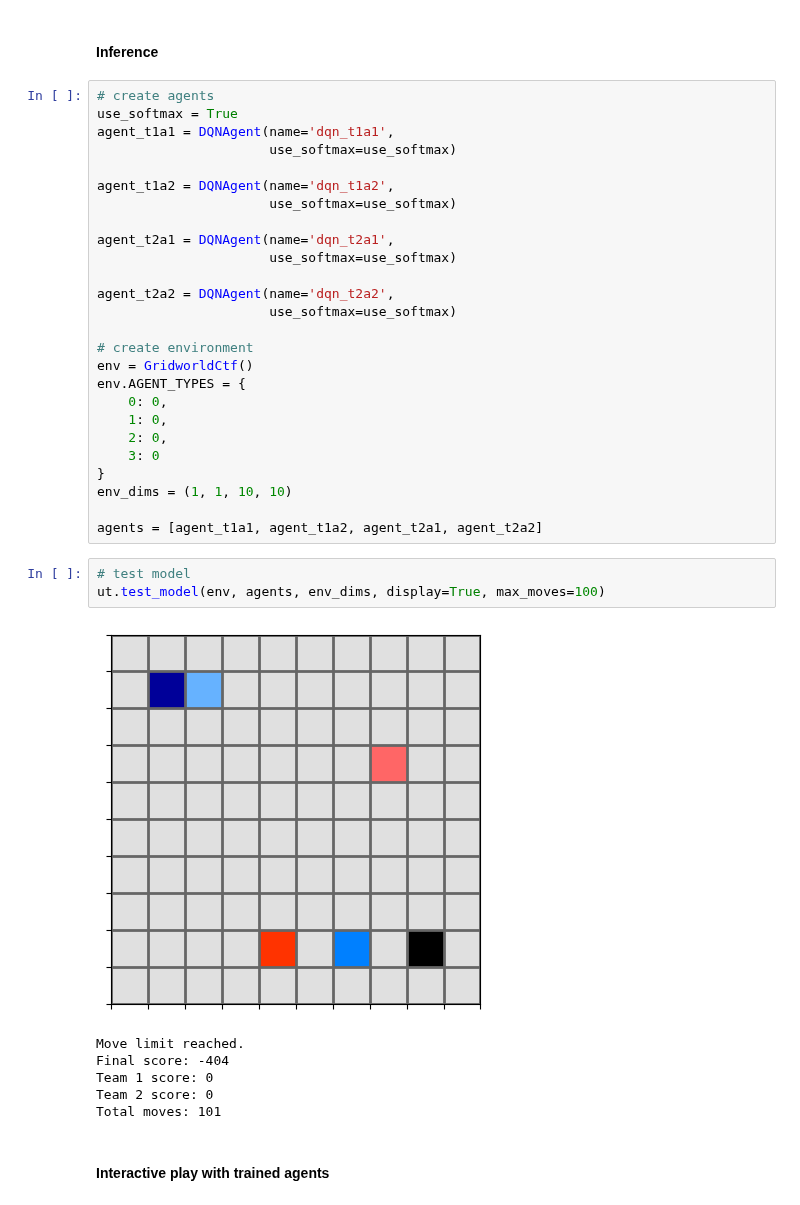
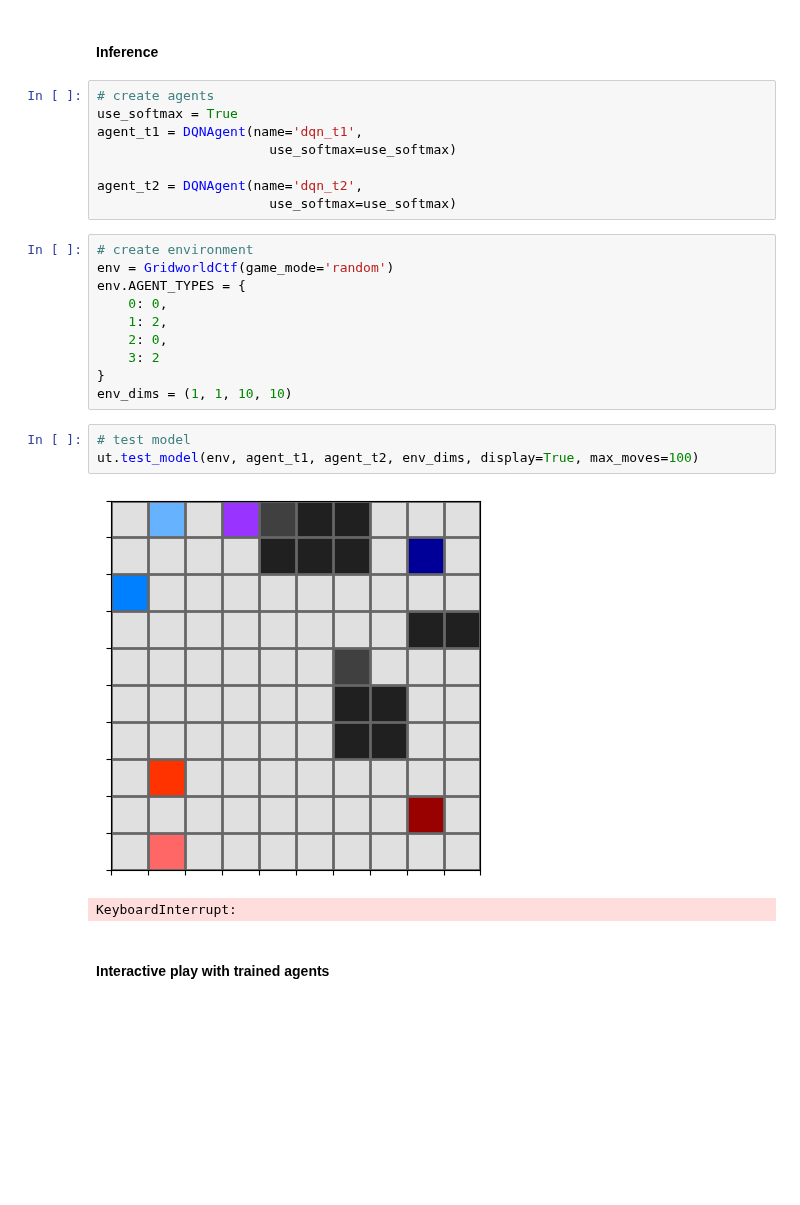
Before and after one commit to g-nightingale/marl-ctf-development, a Jupyter notebook: mvp_environment/mvp_env.ipynb, the cells around one changed output. Cells and saved outputs as stored; diff of their text form; blank space fills up the shorter version.

```diff
--- a/mvp_environment/mvp_env.ipynb
+++ b/mvp_environment/mvp_env.ipynb
@@ -143,41 +165,29 @@ ut.plot_training_performance(*training_metrics)
 # %% [markdown]
 #### Inference
+# %%
+# create agents
+use_softmax = True
+agent_t1 = DQNAgent(name='dqn_t1',
+                      use_softmax=use_softmax)
+
+agent_t2 = DQNAgent(name='dqn_t2',
+                      use_softmax=use_softmax)
 # %%
-# create agents
-use_softmax = True
-agent_t1a1 = DQNAgent(name='dqn_t1a1',
-                      use_softmax=use_softmax)
-
-agent_t1a2 = DQNAgent(name='dqn_t1a2',
-                      use_softmax=use_softmax)
-
-agent_t2a1 = DQNAgent(name='dqn_t2a1',
-                      use_softmax=use_softmax)
-
-agent_t2a2 = DQNAgent(name='dqn_t2a2',
-                      use_softmax=use_softmax)
-
 # create environment
-env = GridworldCtf()
+env = GridworldCtf(game_mode='random')
 env.AGENT_TYPES = {
     0: 0,
-    1: 0,
+    1: 2,
     2: 0,
-    3: 0
+    3: 2
 }
 env_dims = (1, 1, 10, 10)
-
-agents = [agent_t1a1, agent_t1a2, agent_t2a1, agent_t2a2]
 # %%
 # test model
-ut.test_model(env, agents, env_dims, display=True, max_moves=100)
+ut.test_model(env, agent_t1, agent_t2, env_dims, display=True, max_moves=100)
 # %% [output]
-[figure, old version]
+[figure, new version]
-Move limit reached.
-Final score: -404
-Team 1 score: 0
-Team 2 score: 0
-Total moves: 101
+KeyboardInterrupt:
 # %% [markdown]
 #### Interactive play with trained agents
 # %%
```
Also changed, not shown: parts of 30 cells of this notebook, 21 other files.
